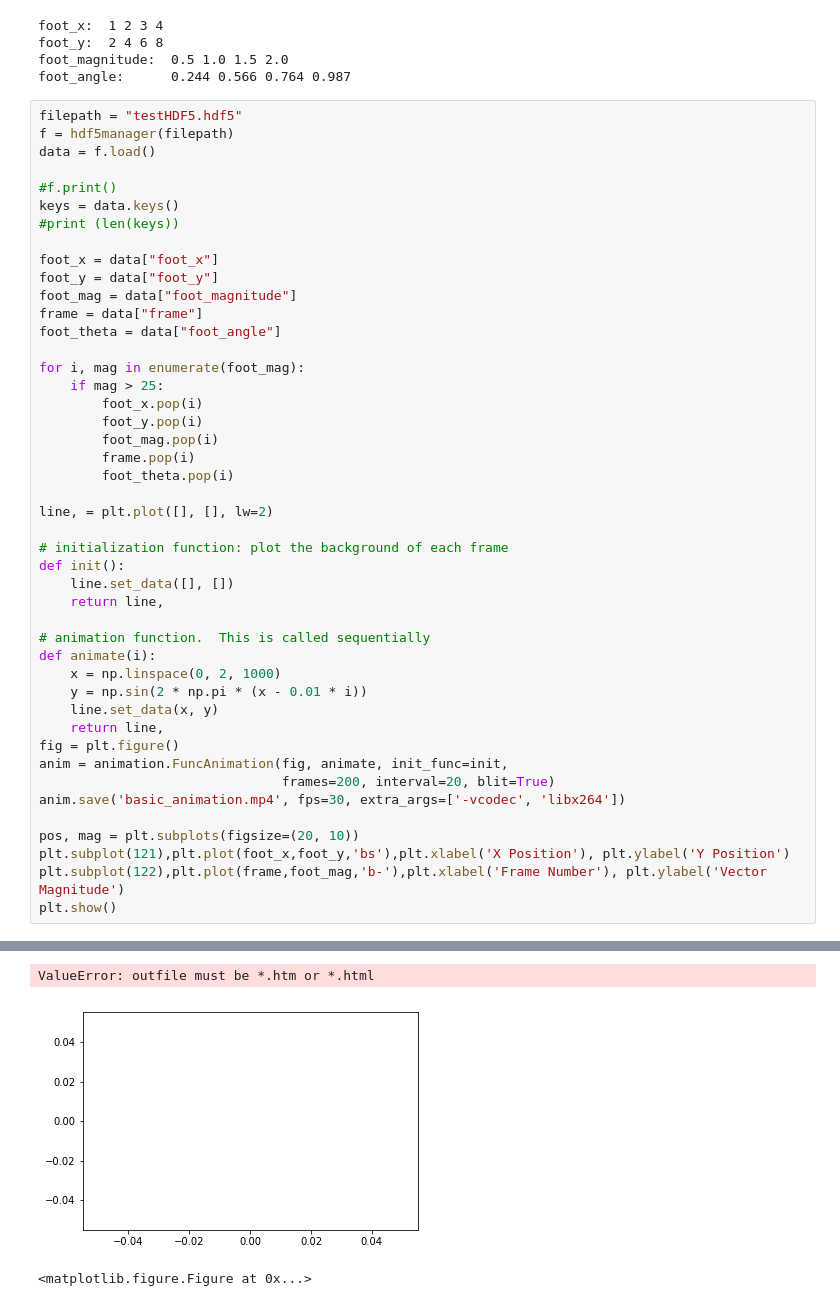
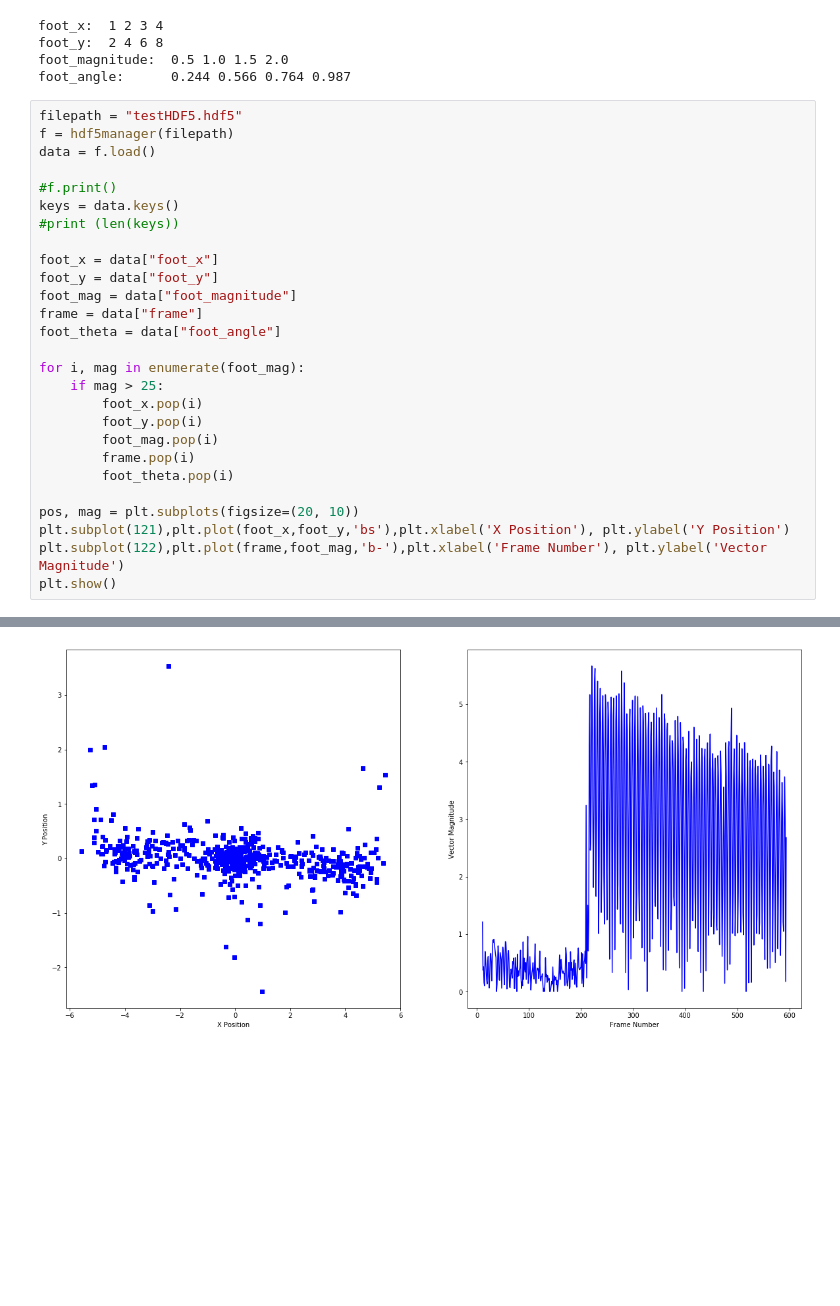
Before and after one commit to ashwinrammohan/MouseCV, a Jupyter notebook: Data Plotting.ipynb, the cells around one changed output, grey strips where cells are left out. Cells and saved outputs as stored; diff of their text form; blank space fills up the shorter version.

```diff
--- a/Data Plotting.ipynb
+++ b/Data Plotting.ipynb
@@ -134,51 +137,31 @@ frame = data["frame"]
 foot_theta = data["foot_angle"]
 
 for i, mag in enumerate(foot_mag):
     if mag > 25:
         foot_x.pop(i)
         foot_y.pop(i)
         foot_mag.pop(i)
         frame.pop(i)
         foot_theta.pop(i)
 
-line, = plt.plot([], [], lw=2)
-
-# initialization function: plot the background of each frame
-def init():
-    line.set_data([], [])
-    return line,
-
-# animation function.  This is called sequentially
-def animate(i):
-    x = np.linspace(0, 2, 1000)
-    y = np.sin(2 * np.pi * (x - 0.01 * i))
-    line.set_data(x, y)
-    return line,
-fig = plt.figure()
-anim = animation.FuncAnimation(fig, animate, init_func=init,
-                               frames=200, interval=20, blit=True)
-anim.save('basic_animation.mp4', fps=30, extra_args=['-vcodec', 'libx264'])
-
 pos, mag = plt.subplots(figsize=(20, 10))
 plt.subplot(121),plt.plot(foot_x,foot_y,'bs'),plt.xlabel('X Position'), plt.ylabel('Y Position')
 plt.subplot(122),plt.plot(frame,foot_mag,'b-'),plt.xlabel('Frame Number'), plt.ylabel('Vector Magnitude')
 plt.show()
 # %% [output]
 No target key specified; loading all datasets
 
 Loading datasets from hdf5 file:
          foot_x; void
                 - loading foot_x from file...
          foot_y; void
                 - loading foot_y from file...
          foot_magnitude; void
                 - loading foot_magnitude from file...
          foot_angle; void
                 - loading foot_angle from file...
          frame; void
                 - loading frame from file...
 Keys extracted from file:
          foot_x, foot_y, foot_magnitude, foot_angle, frame
-ValueError: outfile must be *.htm or *.html
-[figure, old version]
+[figure, new version]
-<matplotlib.figure.Figure at 0x...>
```
Also changed, not shown: parts of 4 cells of this notebook, 2 other files.
